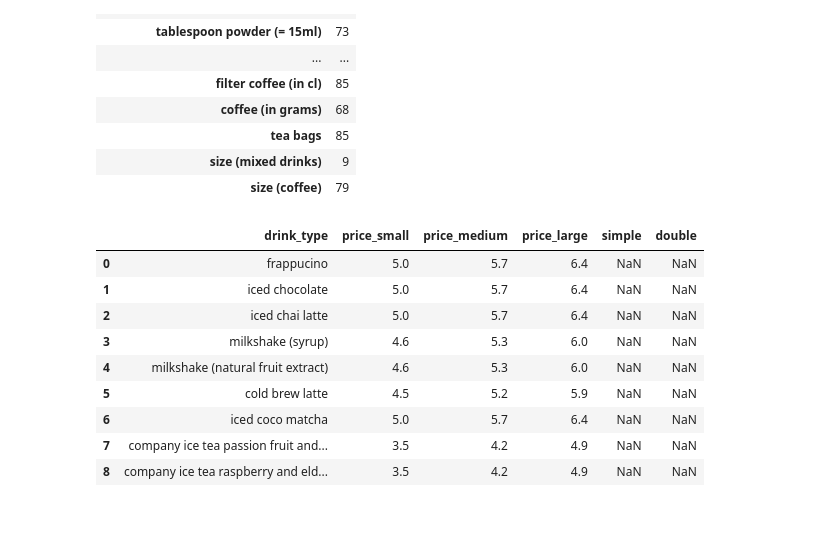
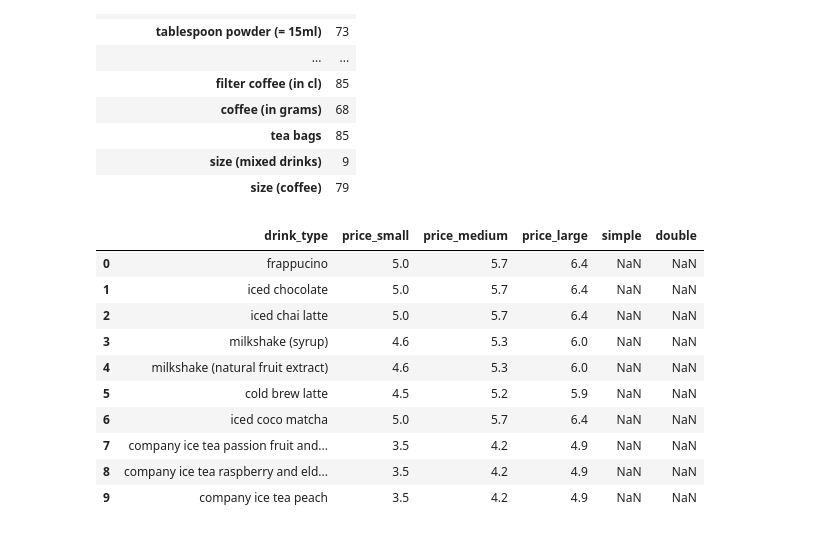
Before and after one commit to Luna-Agora/coffee, a Jupyter notebook: Notebooks/coffee notebook.ipynb, the cells around one changed output. Drawn from its saved outputs; the diff is of its cells as text; code cells hidden in the pictures.

```diff
--- a/Notebooks/coffee notebook.ipynb
+++ b/Notebooks/coffee notebook.ipynb
@@ -444,15 +444,16 @@ nulls
 | size (mixed drinks) | 9 |
 | size (coffee) | 79 |
 # %%
-price.head(9)
+price.head(10)
 # %% [output]
 |  | drink_type | price_small | price_medium | price_large | simple | double |
 | 0 | frappucino | 5.0 | 5.7 | 6.4 | NaN | NaN |
 | 1 | iced chocolate | 5.0 | 5.7 | 6.4 | NaN | NaN |
 | 2 | iced chai latte | 5.0 | 5.7 | 6.4 | NaN | NaN |
 | 3 | milkshake (syrup) | 4.6 | 5.3 | 6.0 | NaN | NaN |
 | 4 | milkshake (natural fruit extract) | 4.6 | 5.3 | 6.0 | NaN | NaN |
 | 5 | cold brew latte | 4.5 | 5.2 | 5.9 | NaN | NaN |
 | 6 | iced coco matcha | 5.0 | 5.7 | 6.4 | NaN | NaN |
 | 7 | company ice tea passion fruit and... | 3.5 | 4.2 | 4.9 | NaN | NaN |
 | 8 | company ice tea raspberry and eld... | 3.5 | 4.2 | 4.9 | NaN | NaN |
+| 9 | company ice tea peach | 3.5 | 4.2 | 4.9 | NaN | NaN |
```
